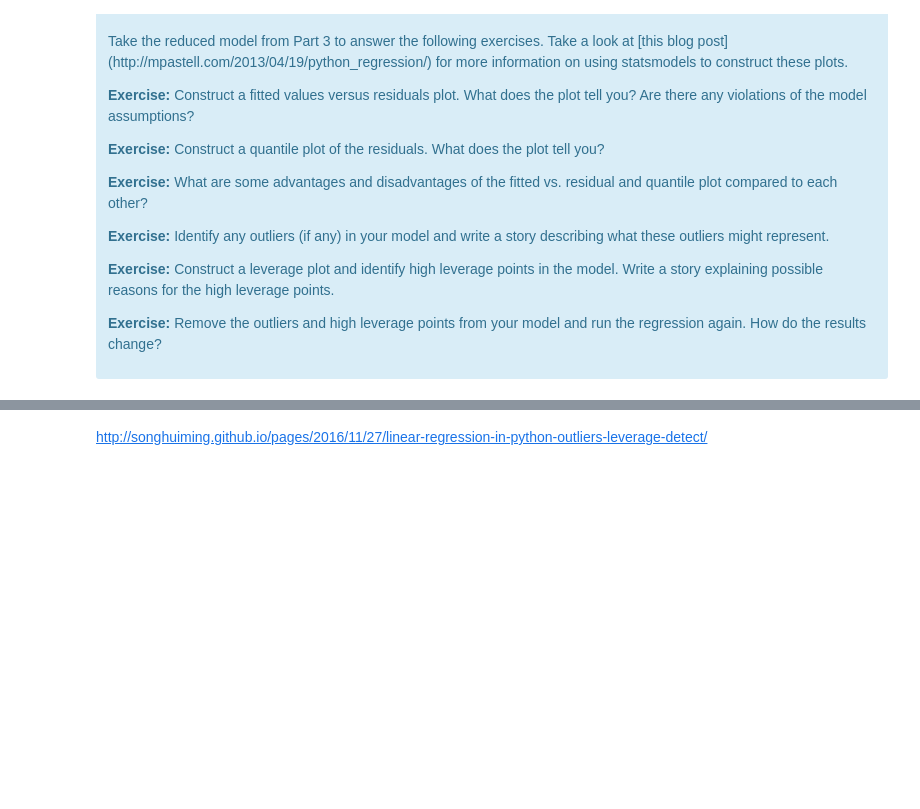
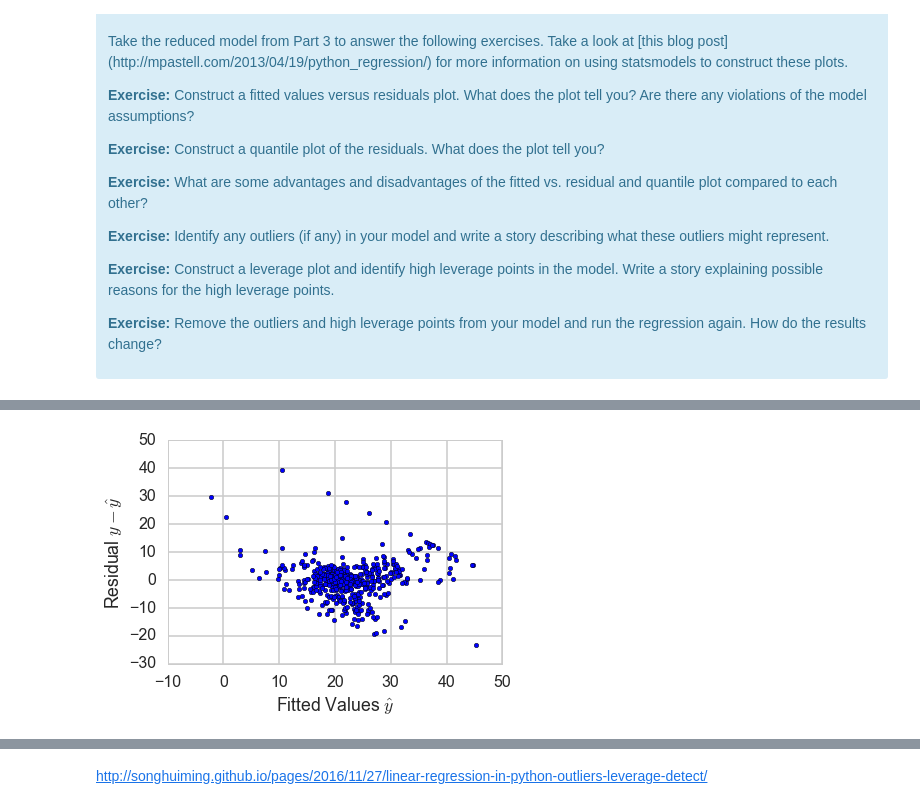
Before and after one commit to murra667/Linear-Regression-Mini-Project, a Jupyter notebook: Mini_Project_Linear_Regression.ipynb, the cells around one changed output, grey strips where cells are left out. Cells and saved outputs as stored; diff of their text form; code cells hidden in the pictures; blank space fills up the shorter version.

```diff
--- a/Mini_Project_Linear_Regression.ipynb
+++ b/Mini_Project_Linear_Regression.ipynb
@@ -979,0 +993,7 @@ residuals = fitted.resid
+# %%
+plt.scatter(fitted.fittedvalues, fitted.resid)
+plt.xlabel("Fitted Values $\hat{y}$")
+plt.ylabel("Residual $y - \hat{y}$")
+plt.show()
+# %% [output]
+[figure, added]
```
Also changed, not shown: parts of 47 cells of this notebook.
